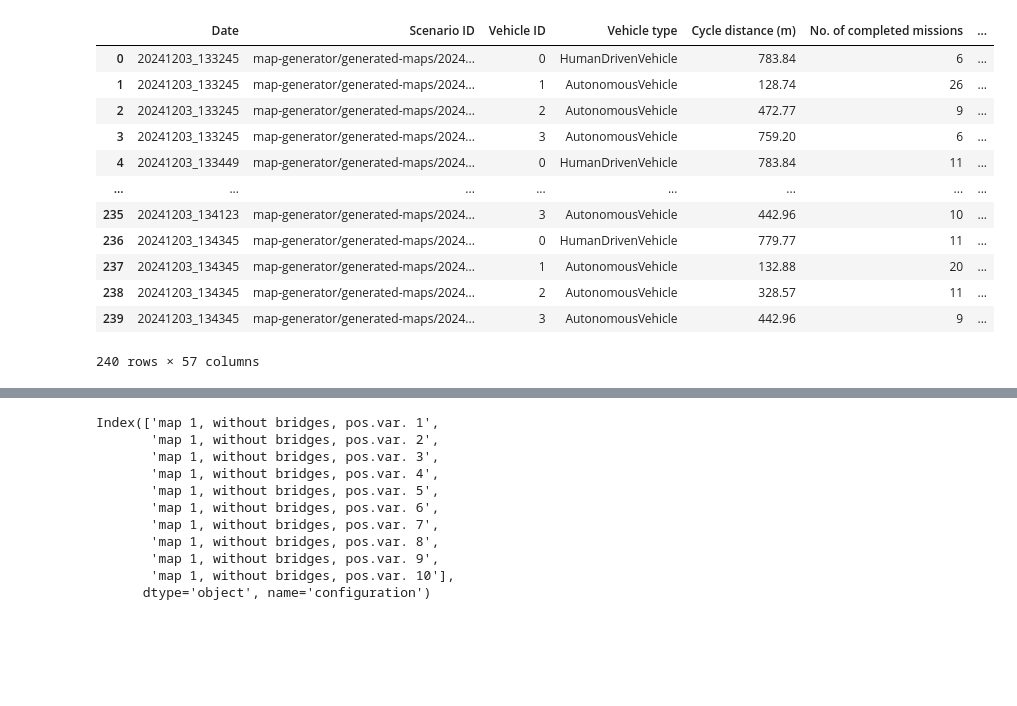
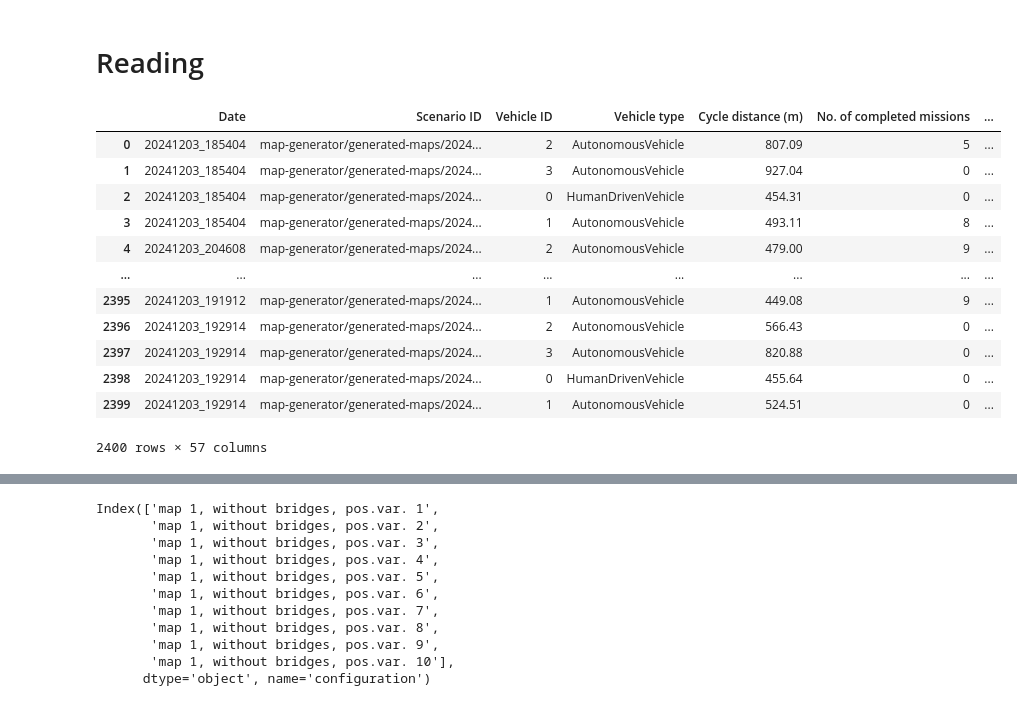
Before and after one commit to Olga-Mironenko/coordination_oru, a Jupyter notebook: scenario-analysis/analysis.ipynb, the cells around one changed output, grey strips where cells are left out. Saved outputs shown, nothing was run; the diff lists cells and outputs as text; code cells hidden in the pictures; blank space fills up the shorter version.

```diff
--- a/scenario-analysis/analysis.ipynb
+++ b/scenario-analysis/analysis.ipynb
@@ -10,28 +10,34 @@ import matplotlib.pyplot as plt
 import numpy as np
 import pandas as pd
 import scipy
+# %% [markdown]
+# Reading
 # %%
+RUNDIRS = '../logs/rundirs'
+
 # BASENAME_CSV = 'sorted-20241128_210446'
-BASENAME_CSV = '20241203_133243/sorted'
+# BASENAME_CSV = '20241203_133243/sorted'
+BASENAME_CSV = '20241203_170129_all600/sorted'
 I_MAP = 1
+BASENAME_CSV_LINEARIZATIONS = '20241204_122017_lin_abc/sorted'
 
-DIRECTORY_IMAGES = f'images/{BASENAME_CSV.replace("/", "_")}'
+DIRECTORY_IMAGES = f'images/{BASENAME_CSV.split("/")[0]}'
 os.makedirs(DIRECTORY_IMAGES, exist_ok=True)
 
-df_orig = pd.read_csv(f'../logs/rundirs/{BASENAME_CSV}.csv')
+df_orig = pd.read_csv(f'{RUNDIRS}/{BASENAME_CSV}.csv')
 df_orig
 # %% [output]
 |  | Date | Scenario ID | Vehicle ID | Vehicle type | Cycle distance (m) | No. of completed missions | ... |
-| 0 | 20241203_133245 | map-generator/generated-maps/2024... | 0 | HumanDrivenVehicle | 783.84 | 6 | ... |
-| 1 | 20241203_133245 | map-generator/generated-maps/2024... | 1 | AutonomousVehicle | 128.74 | 26 | ... |
-| 2 | 20241203_133245 | map-generator/generated-maps/2024... | 2 | AutonomousVehicle | 472.77 | 9 | ... |
-| 3 | 20241203_133245 | map-generator/generated-maps/2024... | 3 | AutonomousVehicle | 759.20 | 6 | ... |
-| 4 | 20241203_133449 | map-generator/generated-maps/2024... | 0 | HumanDrivenVehicle | 783.84 | 11 | ... |
+| 0 | 20241203_185404 | map-generator/generated-maps/2024... | 2 | AutonomousVehicle | 807.09 | 5 | ... |
+| 1 | 20241203_185404 | map-generator/generated-maps/2024... | 3 | AutonomousVehicle | 927.04 | 0 | ... |
+| 2 | 20241203_185404 | map-generator/generated-maps/2024... | 0 | HumanDrivenVehicle | 454.31 | 0 | ... |
+| 3 | 20241203_185404 | map-generator/generated-maps/2024... | 1 | AutonomousVehicle | 493.11 | 8 | ... |
+| 4 | 20241203_204608 | map-generator/generated-maps/2024... | 2 | AutonomousVehicle | 479.00 | 9 | ... |
 | ... | ... | ... | ... | ... | ... | ... | ... |
-| 235 | 20241203_134123 | map-generator/generated-maps/2024... | 3 | AutonomousVehicle | 442.96 | 10 | ... |
-| 236 | 20241203_134345 | map-generator/generated-maps/2024... | 0 | HumanDrivenVehicle | 779.77 | 11 | ... |
-| 237 | 20241203_134345 | map-generator/generated-maps/2024... | 1 | AutonomousVehicle | 132.88 | 20 | ... |
-| 238 | 20241203_134345 | map-generator/generated-maps/2024... | 2 | AutonomousVehicle | 328.57 | 11 | ... |
-| 239 | 20241203_134345 | map-generator/generated-maps/2024... | 3 | AutonomousVehicle | 442.96 | 9 | ... |
+| 2395 | 20241203_191912 | map-generator/generated-maps/2024... | 1 | AutonomousVehicle | 449.08 | 9 | ... |
+| 2396 | 20241203_192914 | map-generator/generated-maps/2024... | 2 | AutonomousVehicle | 566.43 | 0 | ... |
+| 2397 | 20241203_192914 | map-generator/generated-maps/2024... | 3 | AutonomousVehicle | 820.88 | 0 | ... |
+| 2398 | 20241203_192914 | map-generator/generated-maps/2024... | 0 | HumanDrivenVehicle | 455.64 | 0 | ... |
+| 2399 | 20241203_192914 | map-generator/generated-maps/2024... | 1 | AutonomousVehicle | 524.51 | 0 | ... |
-240 rows × 57 columns
+2400 rows × 57 columns
 # %%
```
Also changed, not shown: parts of 10 cells of this notebook, 2 other files.
